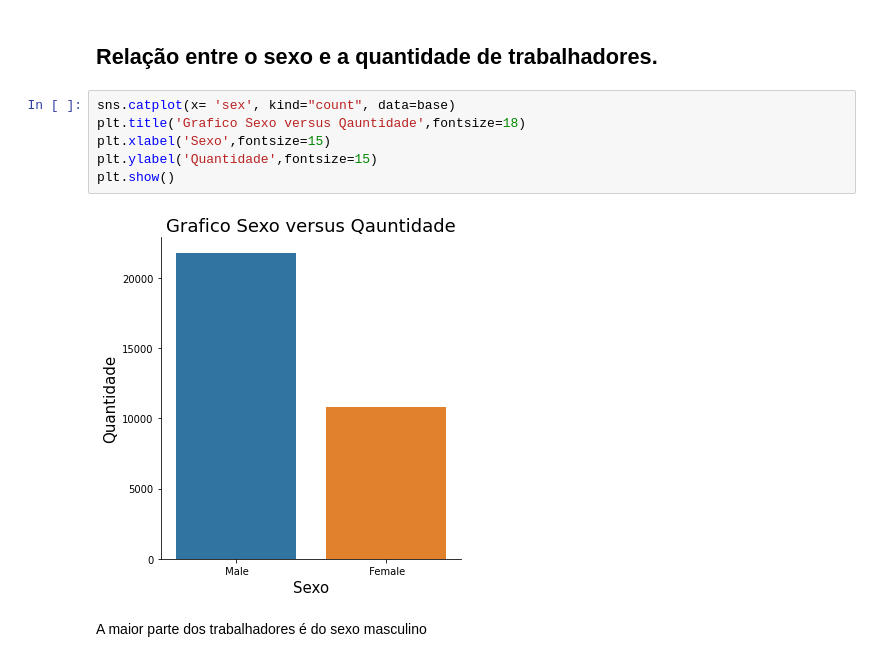
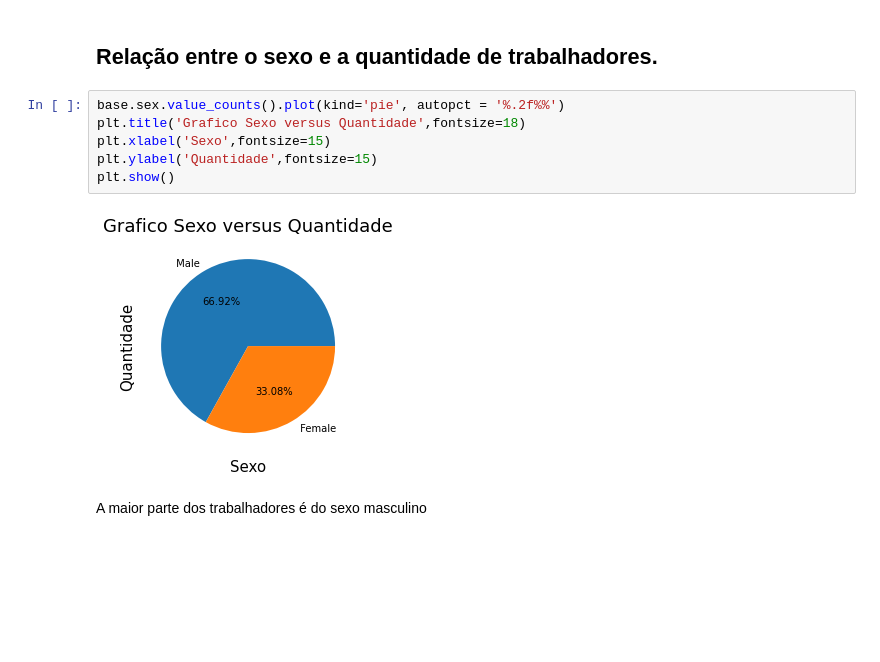
Before and after one commit to bernardo300/ML-algoritmos, a Jupyter notebook: tree/census_data_florest.ipynb, the cells around one changed output. Cells and saved outputs as stored; diff of their text form; blank space fills up the shorter version.

Commit message:
grafico de pizza

```diff
--- a/tree/census_data_florest.ipynb
+++ b/tree/census_data_florest.ipynb
@@ -58,13 +58,13 @@ Como vemos a maior parte das pessoas do dataset recebe <=50k
 # %% [markdown]
 ## Relação entre o sexo e a quantidade de trabalhadores.
 # %%
-sns.catplot(x= 'sex', kind="count", data=base)
-plt.title('Grafico Sexo versus Qauntidade',fontsize=18)
+base.sex.value_counts().plot(kind='pie', autopct = '%.2f%%')
+plt.title('Grafico Sexo versus Quantidade',fontsize=18)
 plt.xlabel('Sexo',fontsize=15)
 plt.ylabel('Quantidade',fontsize=15)
 plt.show()
 # %% [output]
-[figure, old version]
+[figure, new version]
 # %% [markdown]
 A maior parte dos trabalhadores é do sexo masculino
 # %% [markdown]
```
Also changed, not shown: parts of 1 cell of this notebook.
